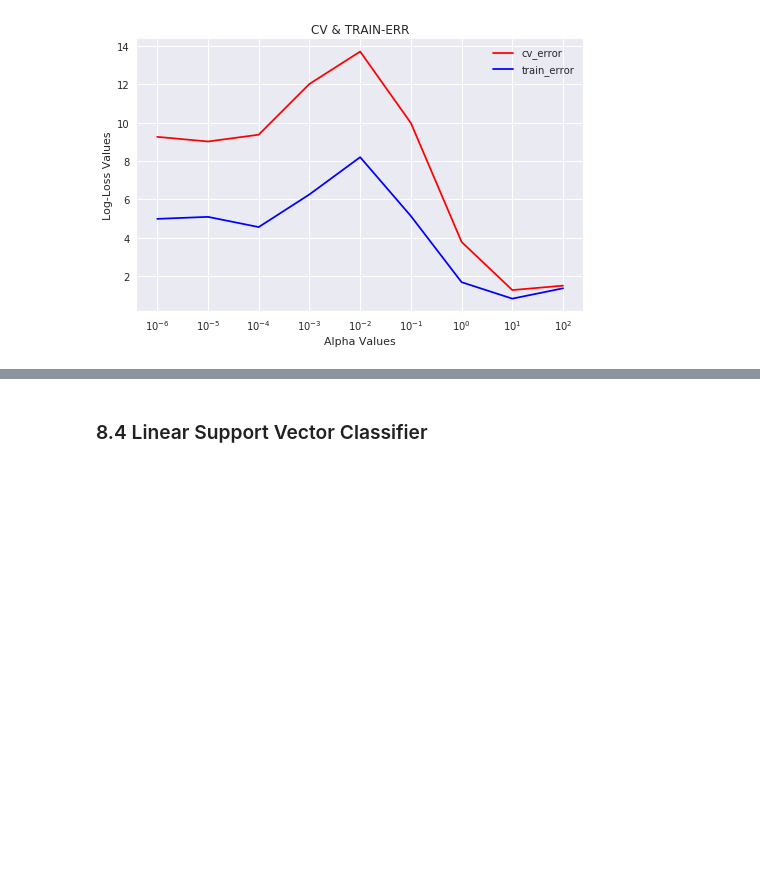
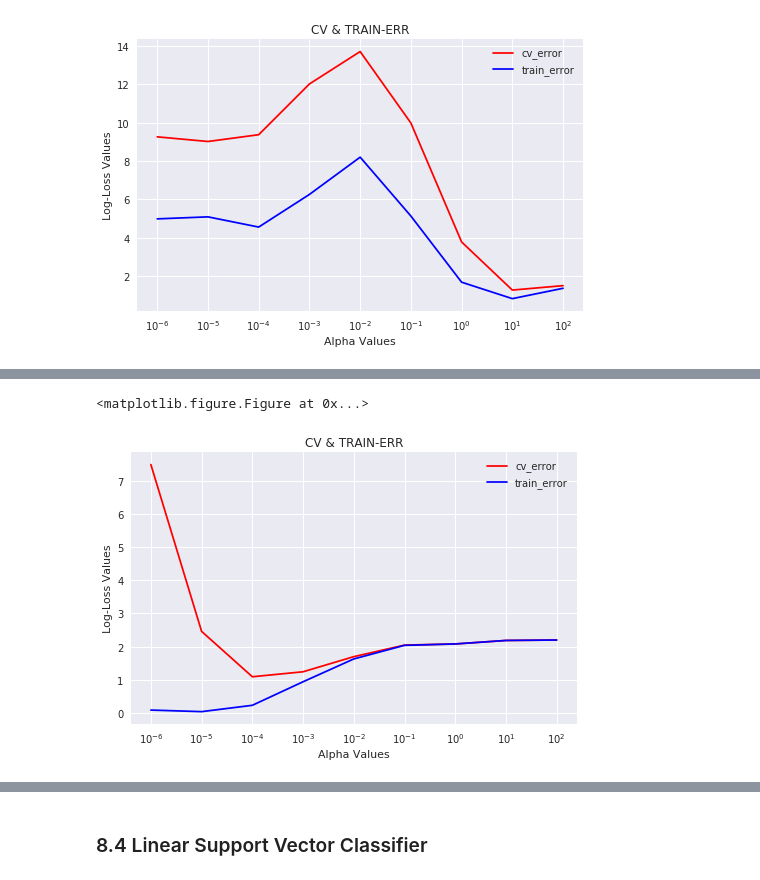
Before and after one commit to sradheya99/Cancer-Diagnosis, a Jupyter notebook: Cancer Diagnosis/CancerDiagnosis.ipynb, the cells around one changed output, grey strips where cells are left out. Saved outputs shown, nothing was run; the diff lists cells and outputs as text; code cells hidden in the pictures; blank space fills up the shorter version.

```diff
--- a/Cancer Diagnosis/CancerDiagnosis.ipynb
+++ b/Cancer Diagnosis/CancerDiagnosis.ipynb
@@ -1135,0 +1136,5 @@ Test Accuracy is : 0.6713426853707415
+# %%
+logistic_model('Training', 'OneHotEncode', weight = 'balanced', vectorizer = 'TFIDF', ngram = 'Unigram')
+# %% [output]
+<matplotlib.figure.Figure at 0x...>
+[figure, added]
```
Also changed, not shown: parts of 32 cells of this notebook.
